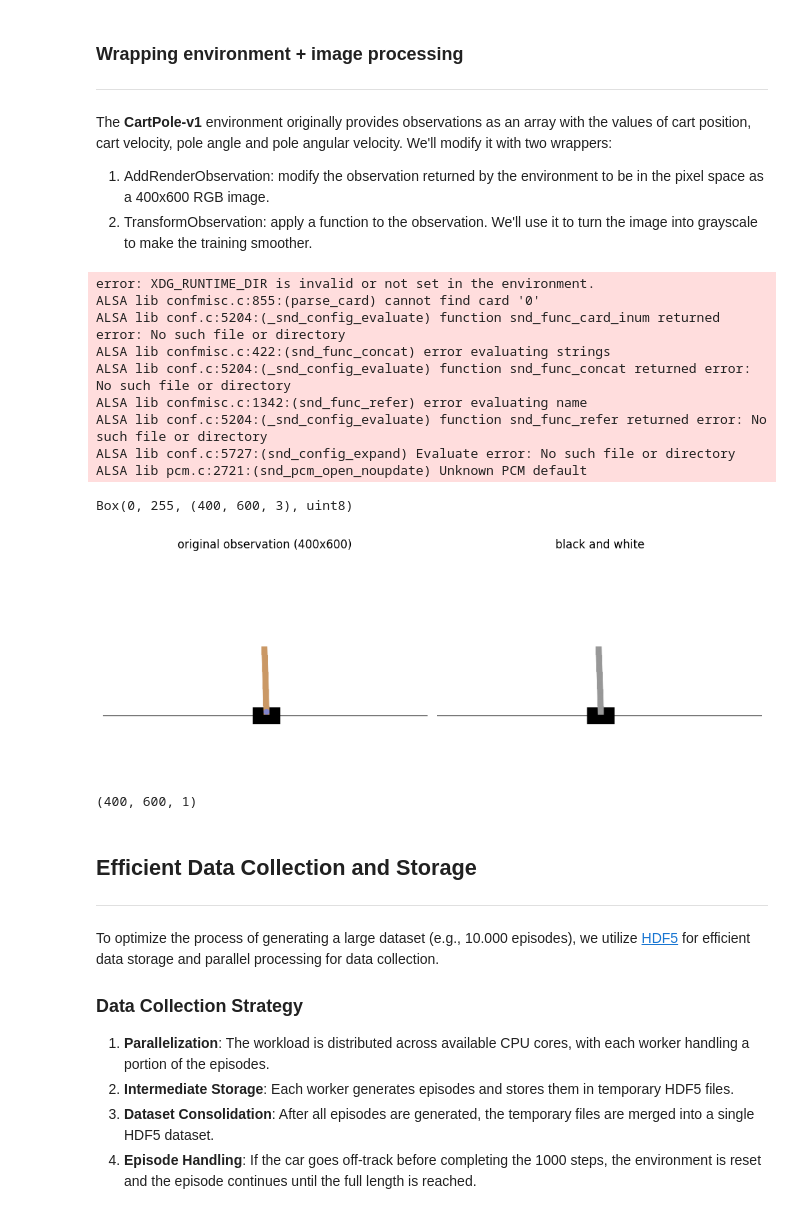
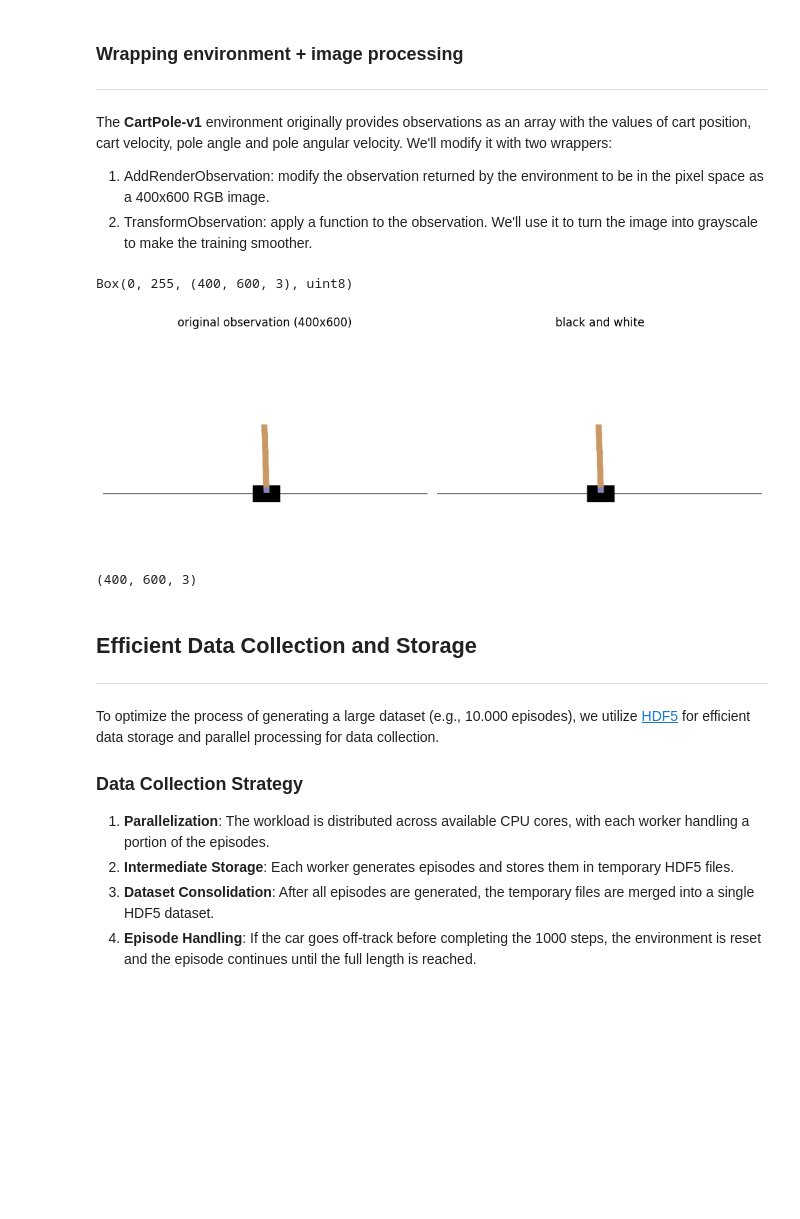
Before and after one commit to viniandrs/jepa_cart_pole, a Jupyter notebook: notebooks/1-data_preparation_vae.ipynb, the cells around one changed output. Saved outputs shown, nothing was run; the diff lists cells and outputs as text; code cells hidden in the pictures; blank space fills up the shorter version.

```diff
--- a/notebooks/1-data_preparation_vae.ipynb
+++ b/notebooks/1-data_preparation_vae.ipynb
@@ -33,44 +41,35 @@ The **CartPole-v1** environment originally provides observations as an array wit
 # %%
 import gymnasium as gym
 from gymnasium.wrappers import AddRenderObservation, TransformObservation
 from matplotlib import pyplot as plt
 import numpy as np
 
 env = gym.make('CartPole-v1', render_mode="rgb_array")
 env = AddRenderObservation(env, render_only=True)
-env_bw = TransformObservation(env, lambda obs: np.mean(obs, axis=2, keepdims=True), env.observation_space)
+# env_bw = TransformObservation(env, lambda obs: np.mean(obs, axis=2, keepdims=True), env.observation_space)
 print(env.observation_space)
 
 obs, _ = env.reset(seed=123)
-obs_bw, _ = env_bw.reset(seed=123)
+obs_bw, _ = env.reset(seed=123)
 image = env.render()
 
 fig, axs = plt.subplots(1, 2, figsize=(10, 4))
 
 axs[0].imshow(obs)
 axs[0].set_title('original observation (400x600)')
 axs[0].axis('off')
 
 axs[1].imshow(obs_bw, cmap='gray')
 axs[1].set_title('black and white')
 axs[1].axis('off')
 
 plt.tight_layout()
 plt.show()
 print(obs_bw.shape)
 # %% [output]
-error: XDG_RUNTIME_DIR is invalid or not set in the environment.
-ALSA lib confmisc.c:855:(parse_card) cannot find card '0'
-ALSA lib conf.c:5204:(_snd_config_evaluate) function snd_func_card_inum returned error: No such file or directory
-ALSA lib confmisc.c:422:(snd_func_concat) error evaluating strings
-ALSA lib conf.c:5204:(_snd_config_evaluate) function snd_func_concat returned error: No such file or directory
-ALSA lib confmisc.c:1342:(snd_func_refer) error evaluating name
-ALSA lib conf.c:5204:(_snd_config_evaluate) function snd_func_refer returned error: No such file or directory
-ALSA lib conf.c:5727:(snd_config_expand) Evaluate error: No such file or directory
-ALSA lib pcm.c:2721:(snd_pcm_open_noupdate) Unknown PCM default
+Box(0, 255, (400, 600, 3), uint8)
+[figure, new version]
-Box(0, 255, (400, 600, 3), uint8)
+(400, 600, 3)
-[figure, old version]
-(400, 600, 1)
 # %% [markdown]
 
 ## **Efficient Data Collection and Storage**
```
Also changed, not shown: parts of 7 cells of this notebook, 7 other files.
